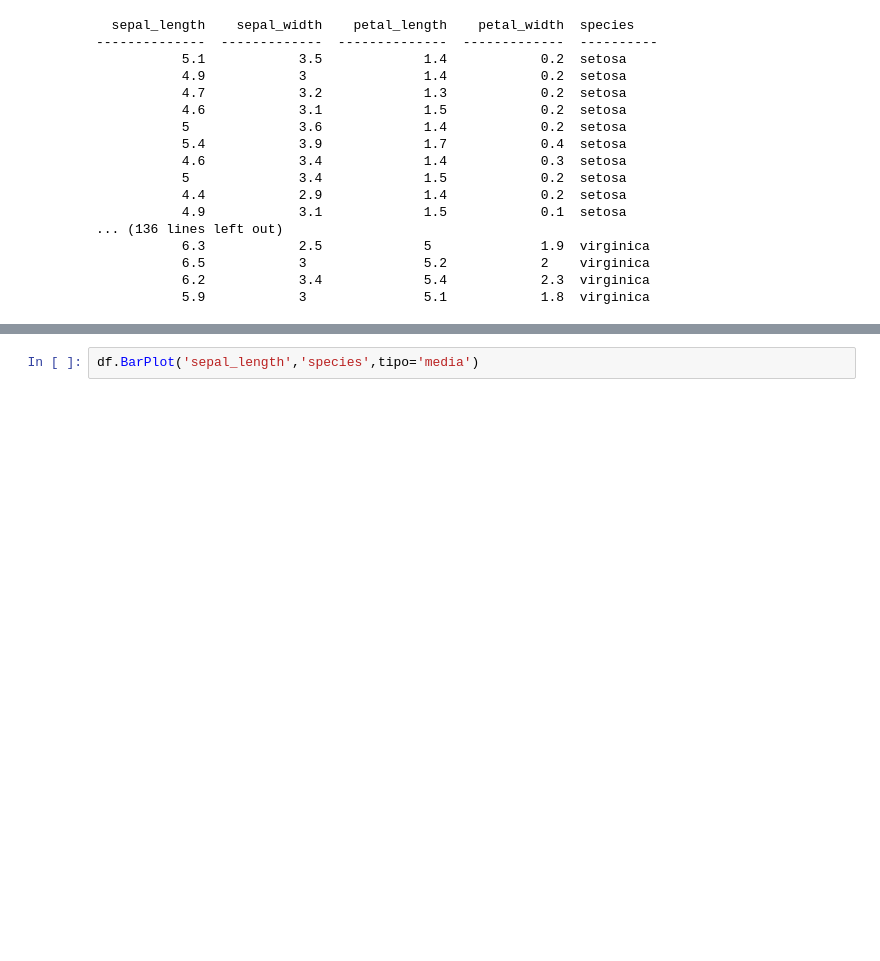
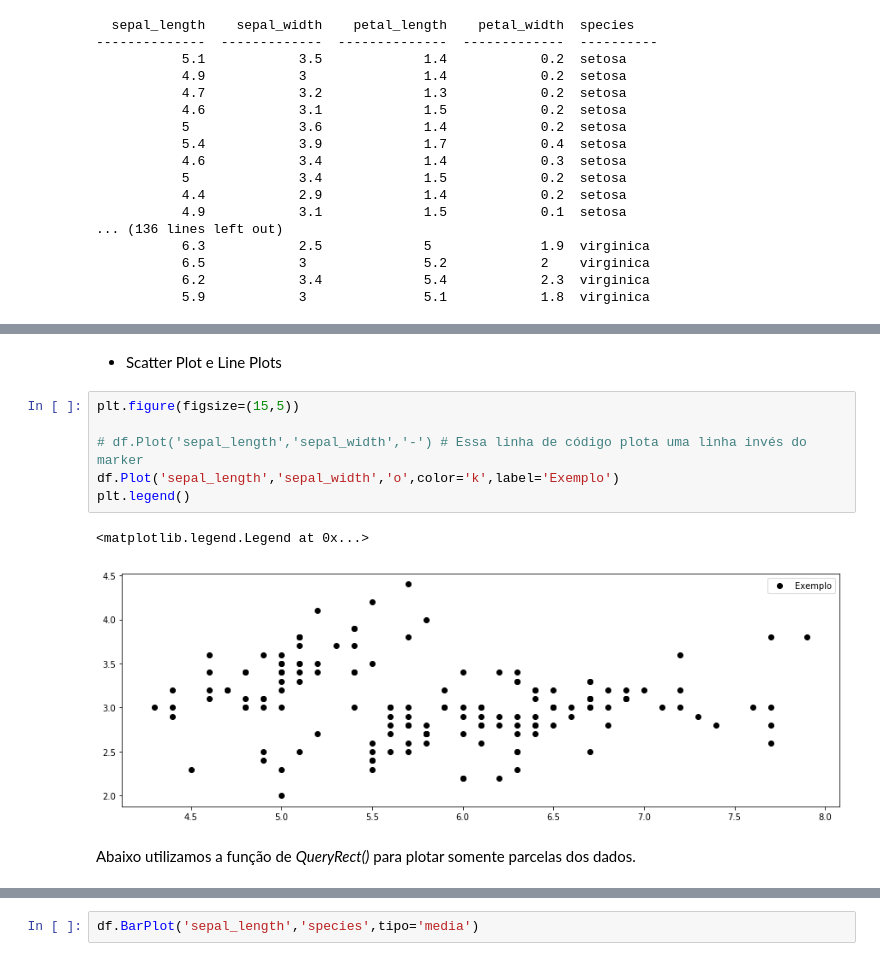
Before and after one commit to davibarreira/Macaco, a Jupyter notebook: Macaco_Notebook_Showcase.ipynb, the cells around one changed output, grey strips where cells are left out. Saved outputs shown, nothing was run; the diff lists cells and outputs as text; blank space fills up the shorter version.

Commit message:
Finalizado o Showcase e testes movidos para outra pasta

```diff
--- a/Macaco_Notebook_Showcase.ipynb
+++ b/Macaco_Notebook_Showcase.ipynb
@@ -209,3 +220,16 @@ df.Plot('sepal_length','sepal_width','o')
+# %% [markdown]
+* Scatter Plot e Line Plots
+# %%
+plt.figure(figsize=(15,5))
+
+# df.Plot('sepal_length','sepal_width','-') # Essa linha de código plota uma linha invés do marker
+df.Plot('sepal_length','sepal_width','o',color='k',label='Exemplo')
+plt.legend()
+# %% [output]
+<matplotlib.legend.Legend at 0x...>
+[figure, added]
+# %% [markdown]
+Abaixo utilizamos a função de *QueryRect()* para plotar somente parcelas dos dados.
 # %%
 rect1 = [6.0,2.5,7,3]
 rect2 = [4,3.5,6,5]
```
Also changed, not shown: parts of 36 cells of this notebook, 3 other files.
